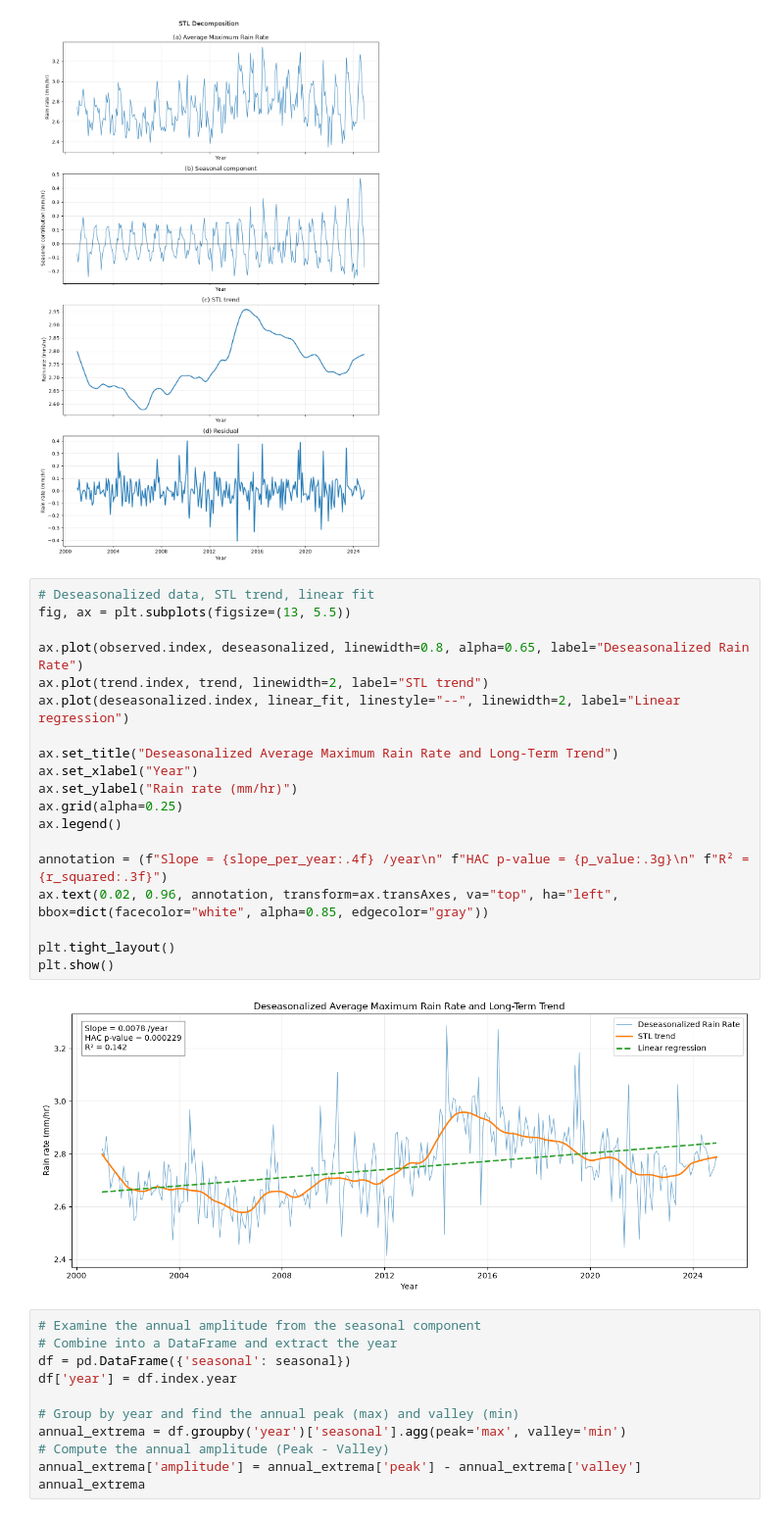
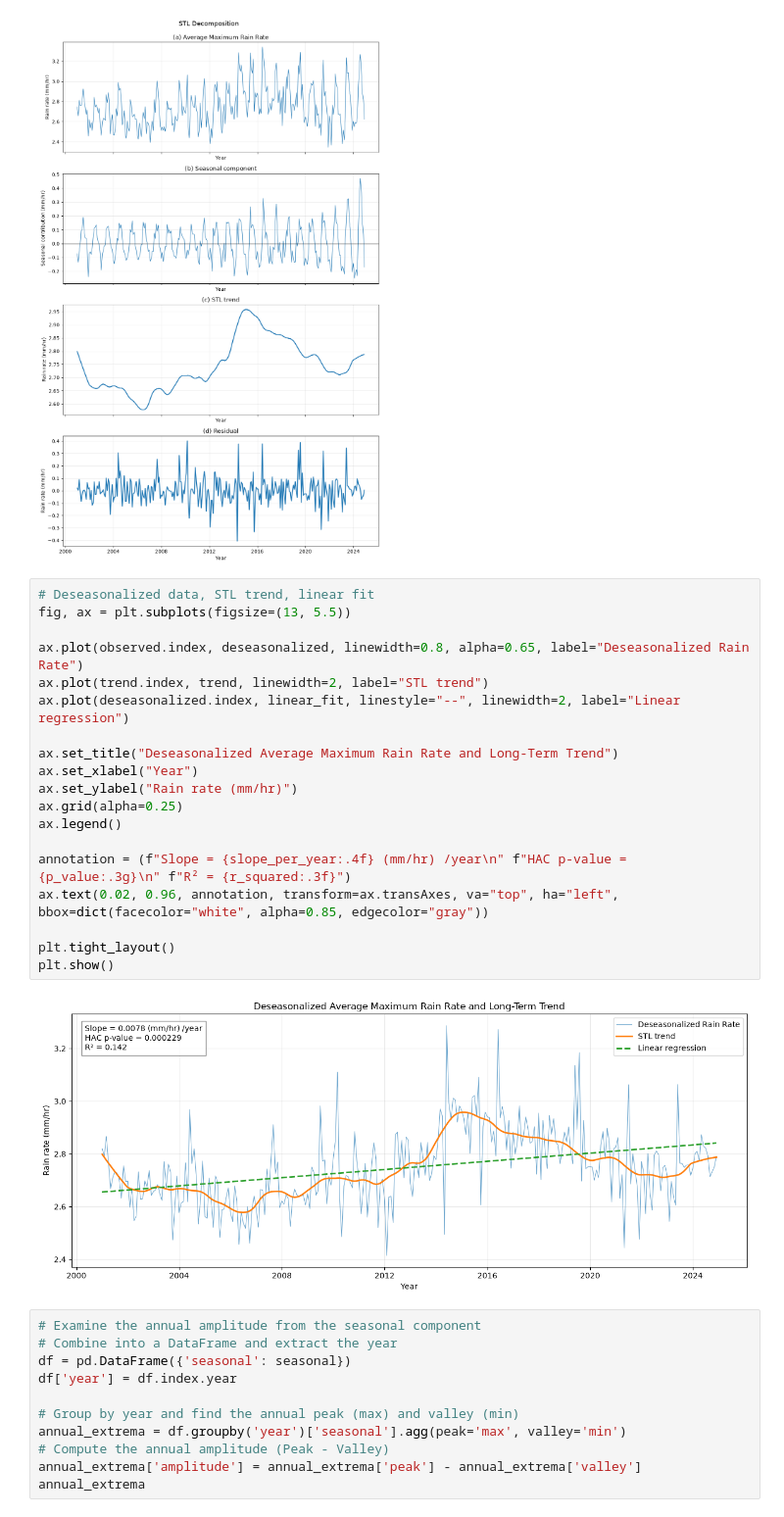
Before and after one commit to cssjessica/tracking_analysis, a Jupyter notebook: 01_full_dataset_analysis/intensity_max.ipynb, the cells around one changed output. Shown at 98% size. Drawn from its saved outputs; the diff is of its cells as text.

```diff
--- a/01_full_dataset_analysis/intensity_max.ipynb
+++ b/01_full_dataset_analysis/intensity_max.ipynb
@@ -130,24 +130,24 @@ plt.show()
 # %%
 # Deseasonalized data, STL trend, linear fit
 fig, ax = plt.subplots(figsize=(13, 5.5))
 
 ax.plot(observed.index, deseasonalized, linewidth=0.8, alpha=0.65, label="Deseasonalized Rain Rate")
 ax.plot(trend.index, trend, linewidth=2, label="STL trend")
 ax.plot(deseasonalized.index, linear_fit, linestyle="--", linewidth=2, label="Linear regression")
 
 ax.set_title("Deseasonalized Average Maximum Rain Rate and Long-Term Trend")
 ax.set_xlabel("Year")
 ax.set_ylabel("Rain rate (mm/hr)")
 ax.grid(alpha=0.25)
 ax.legend()
 
-annotation = (f"Slope = {slope_per_year:.4f} /year\n" f"HAC p-value = {p_value:.3g}\n" f"R² = {r_squared:.3f}")
+annotation = (f"Slope = {slope_per_year:.4f} (mm/hr) /year\n" f"HAC p-value = {p_value:.3g}\n" f"R² = {r_squared:.3f}")
 ax.text(0.02, 0.96, annotation, transform=ax.transAxes, va="top", ha="left", bbox=dict(facecolor="white", alpha=0.85, edgecolor="gray"))
 
 plt.tight_layout()
 plt.show()
 # %% [output]
-[figure, old version]
+[figure, new version]
 # %%
 # Examine the annual amplitude from the seasonal component
 # Combine into a DataFrame and extract the year
```
Also changed, not shown: parts of 1 cell of this notebook, 4 other files.
